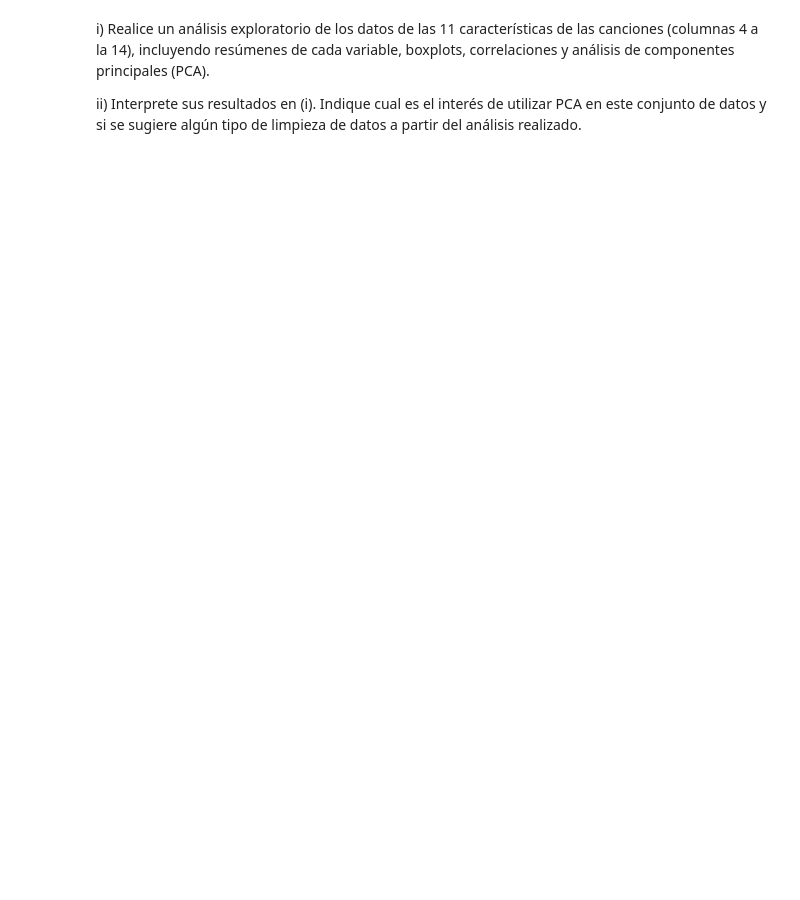
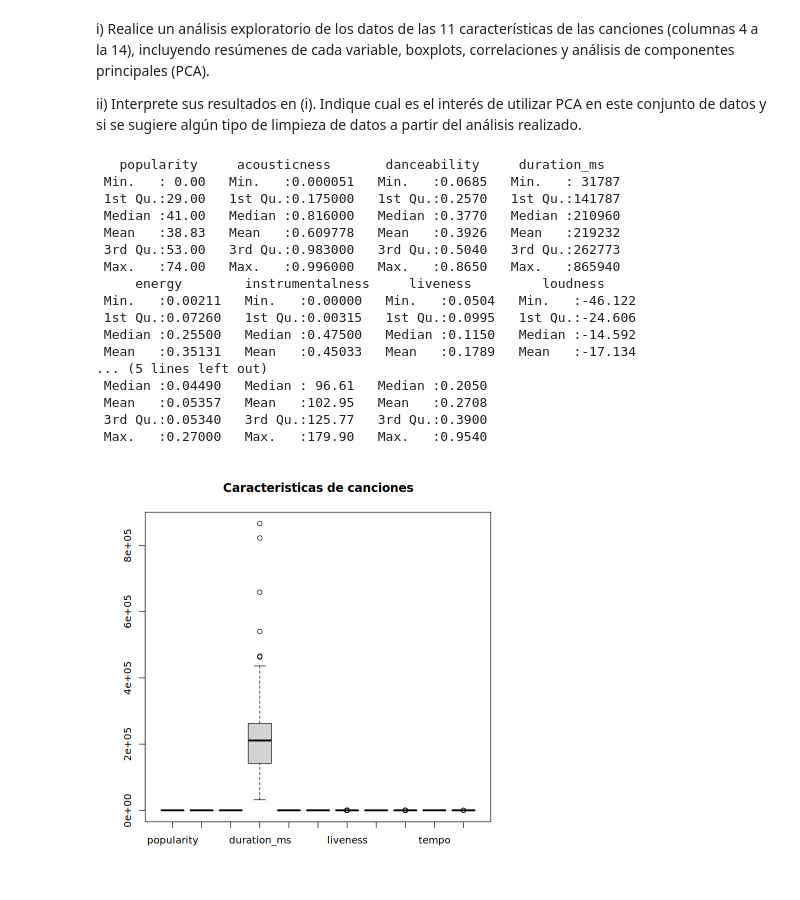
Before and after one commit to carlitak9/INFO257Modulo2, a Jupyter notebook: PCA/PCA/PCA.ipynb, the cells around one changed output. Cells and saved outputs as stored; diff of their text form; code cells hidden in the pictures; blank space fills up the shorter version.

```diff
--- a/PCA/PCA/PCA.ipynb
+++ b/PCA/PCA/PCA.ipynb
@@ -500,3 +527,32 @@ print(datos[1:10,])
 i) Realice un análisis exploratorio de los datos de las 11 características de las canciones (columnas 4 a la 14), incluyendo resúmenes de cada variable, boxplots, correlaciones y análisis de componentes principales (PCA).
 
 ii) Interprete sus resultados en (i). Indique cual es el interés de utilizar PCA en este conjunto de datos y si se sugiere algún tipo de limpieza de datos a partir del análisis realizado.
+# %%
+#Respuesta
+library(ggplot2)
+library(corrplot)
+library(stats)
+
+songs <- datos[,4:14]
+
+summary(songs)
+boxplot(songs,main="Caracteristicas de canciones")
+# %% [output]
+   popularity     acousticness       danceability     duration_ms
+ Min.   : 0.00   Min.   :0.000051   Min.   :0.0685   Min.   : 31787
+ 1st Qu.:29.00   1st Qu.:0.175000   1st Qu.:0.2570   1st Qu.:141787
+ Median :41.00   Median :0.816000   Median :0.3770   Median :210960
+ Mean   :38.83   Mean   :0.609778   Mean   :0.3926   Mean   :219232
+ 3rd Qu.:53.00   3rd Qu.:0.983000   3rd Qu.:0.5040   3rd Qu.:262773
+ Max.   :74.00   Max.   :0.996000   Max.   :0.8650   Max.   :865940
+     energy        instrumentalness     liveness         loudness
+ Min.   :0.00211   Min.   :0.00000   Min.   :0.0504   Min.   :-46.122
+ 1st Qu.:0.07260   1st Qu.:0.00315   1st Qu.:0.0995   1st Qu.:-24.606
+ Median :0.25500   Median :0.47500   Median :0.1150   Median :-14.592
+ Mean   :0.35131   Mean   :0.45033   Mean   :0.1789   Mean   :-17.134
+... (5 lines left out)
+ Median :0.04490   Median : 96.61   Median :0.2050
+ Mean   :0.05357   Mean   :102.95   Mean   :0.2708
+ 3rd Qu.:0.05340   3rd Qu.:125.77   3rd Qu.:0.3900
+ Max.   :0.27000   Max.   :179.90   Max.   :0.9540
+[figure, added]
```
Also changed, not shown: parts of 21 cells of this notebook.
